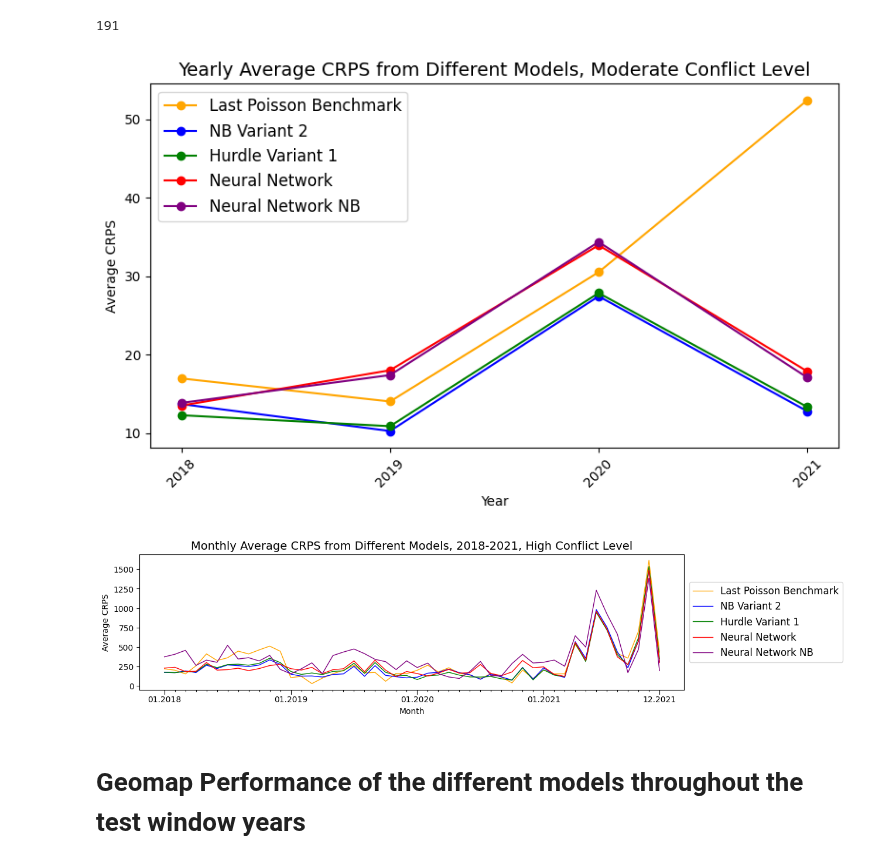
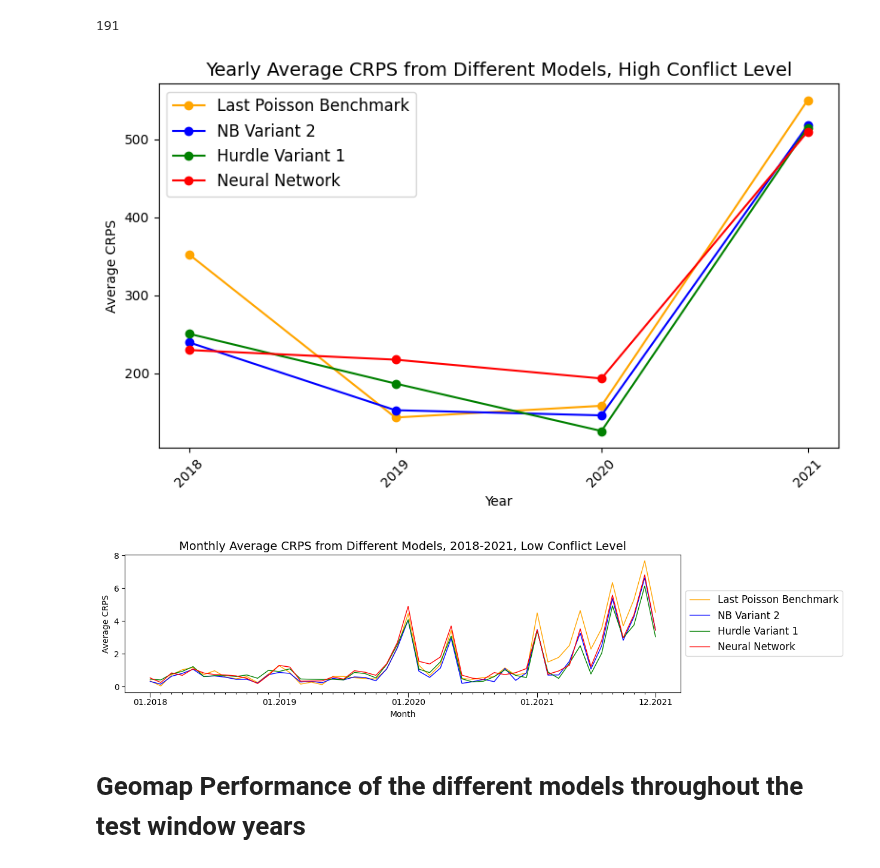
Before and after one commit to toboden/ConflictPredProbabilistic, a Jupyter notebook: plots_model_comp/prediction_plots.ipynb, the cells around one changed output. Cells and saved outputs as stored; diff of their text form; code cells hidden in the pictures.

```diff
--- a/plots_model_comp/prediction_plots.ipynb
+++ b/plots_model_comp/prediction_plots.ipynb
@@ -680,7 +680,7 @@ for i in range(len(crps_by_year)):
     crps_by_year[Keys_crps_by_year[i]].append(np.mean(crps_nb_baseline[index_list[i][0]:index_list[i][1]]))
     crps_by_year[Keys_crps_by_year[i]].append(np.mean(crps_hurdle_baseline[index_list[i][0]:index_list[i][1]]))
     crps_by_year[Keys_crps_by_year[i]].append(np.mean(crps_nn[index_list[i][0]:index_list[i][1]]))
-    crps_by_year[Keys_crps_by_year[i]].append(np.mean(crps_nn_negbin[index_list[i][0]:index_list[i][1]]))
+    #crps_by_year[Keys_crps_by_year[i]].append(np.mean(crps_nn_negbin[index_list[i][0]:index_list[i][1]]))
 
 import matplotlib.pyplot as plt
 
@@ -689,14 +689,14 @@ methoden = [
     'Last Poisson Benchmark',
     'NB Variant 2',
     'Hurdle Variant 1',
-    'Neural Network',
-    'Neural Network NB'
+    'Neural Network'#,
+    #'Neural Network NB'
 ]
 
 # Plot erstellen
 plt.figure(figsize=(8, 5))
 
-colors = ['orange','blue','green','red','purple']
+colors = ['orange','blue','green','red']#,'purple']
 
 # Für jede Methode eine Linie zeichnen
 for i, methode in enumerate(methoden):
@@ -932,21 +932,24 @@ len(countries_with_low_conflict_list) + len(countries_with_middle_conflict_list)
 crps_conflict_level = {'low':{'pois':crps_last_poisson_low,
                               'NB':crps_nb_baseline_low,
                               'Hurdle':crps_hurdle_baseline_low,
-                              'NN':crps_nn_low,
-                              'NN_NegBin':crps_nn_negbin_low},
+                              'NN':crps_nn_low#,
+                              #'NN_NegBin':crps_nn_negbin_low
+                              },
                         'middle':{'pois':crps_last_poisson_middle,
                               'NB':crps_nb_baseline_middle,
                               'Hurdle':crps_hurdle_baseline_middle,
-                              'NN':crps_nn_middle,
-                              'NN_NegBin':crps_nn_negbin_middle},
+                              'NN':crps_nn_middle#,
+                              #'NN_NegBin':crps_nn_negbin_middle
+                              },
                         'high':{'pois':crps_last_poisson_high,
                               'NB':crps_nb_baseline_high,
                               'Hurdle':crps_hurdle_baseline_high,
-                              'NN':crps_nn_high,
-                              'NN_NegBin':crps_nn_negbin_high},
+                              'NN':crps_nn_high#,
+                              #'NN_NegBin':crps_nn_negbin_high
+                              },
                               }
 # %%
-conflict_level = 'middle'
+conflict_level = 'high'
 
 crps_by_year = {
     '2018': [],
@@ -963,48 +966,48 @@ for i in range(len(crps_by_year)):
     crps_by_year[Keys_crps_by_year[i]].append(np.mean(crps_conflict_level[conflict_level]['NB'][index_list[i][0]:index_list[i][1]]))
     crps_by_year[Keys_crps_by_year[i]].append(np.mean(crps_conflict_level[conflict_level]['Hurdle'][index_list[i][0]:index_list[i][1]]))
     crps_by_year[Keys_crps_by_year[i]].append(np.mean(crps_conflict_level[conflict_level]['NN'][index_list[i][0]:index_list[i][1]]))
-    crps_by_year[Keys_crps_by_year[i]].append(np.mean(crps_conflict_level[conflict_level]['NN_NegBin'][index_list[i][0]:index_list[i][1]]))
+    #crps_by_year[Keys_crps_by_year[i]].append(np.mean(crps_conflict_level[conflict_level]['NN_NegBin'][index_list[i][0]:index_list[i][1]]))
 
 import matplotlib.pyplot as plt
 
 # Daten
 methoden = [
     'Last Poisson Benchmark',
     'NB Variant 2',
     'Hurdle Variant 1',
-    'Neural Network',
-    'Neural Network NB'
+    'Neural Network'#,
+    #'Neural Network NB'
 ]
 
 # Plot erstellen
 plt.figure(figsize=(8, 5))
 
-colors = ['orange','blue','green','red','purple']
+colors = ['orange','blue','green','red']#,'purple']
 
 # Für jede Methode eine Linie zeichnen
 for i, methode in enumerate(methoden):
     plt.plot(crps_by_year.keys(), [crps_by_year[jahr][i] for jahr in crps_by_year.keys()], marker='o', label=methode, color=colors[i])
 
 # Titel und Achsenbeschriftungen
-plt.title('Yearly Average CRPS from Different Models, '  +'Moderate' + ' Conflict Level', fontsize=14)
+plt.title('Yearly Average CRPS from Different Models, '  +'High' + ' Conflict Level', fontsize=14)
 plt.xlabel('Year')
 plt.ylabel('Average CRPS')
 
 # Legende hinzufügen
 plt.legend(fontsize=12, loc='upper left')#, bbox_to_anchor=(1, 0.5)
 
 # Diagramm anzeigen
 plt.xticks(rotation=45)
 plt.tight_layout()
 plt.show()
 # %% [output]
-[figure, old version]
+[figure, new version]
 # %%
 import matplotlib.pyplot as plt
 from matplotlib.lines import Line2D
 import numpy as np
 
-conflict_level = 'high'
+conflict_level = 'low'
 
 months = month_list_plot
 
@@ -1012,7 +1015,7 @@ last_poisson = crps_conflict_level[conflict_level]['pois']
 nb_baseline = crps_conflict_level[conflict_level]['NB']
 hurdle_baseline = crps_conflict_level[conflict_level]['Hurdle']
 nn = crps_conflict_level[conflict_level]['NN']
-nn_negbin = crps_conflict_level[conflict_level]['NN_NegBin']
+#nn_negbin = crps_conflict_level[conflict_level]['NN_NegBin']
 
 plt.figure(figsize=(12, 3))
 
@@ -1021,7 +1024,7 @@ plt.plot(months, last_poisson, color='orange', linewidth=1, label='Last Poisson
 plt.plot(months, nb_baseline, color='blue', linewidth=1, label='NB Variant 2')
 plt.plot(months, hurdle_baseline, color='green', linewidth=1, label='Hurdle Variant 1')
 plt.plot(months, nn, linewidth=1, color='red', label='Neural Network')
-plt.plot(months, nn_negbin, linewidth=1, color='purple', label='Neural Network NB')
+#plt.plot(months, nn_negbin, linewidth=1, color='purple', label='Neural Network NB')
 
 custom_ticks = months
 custom_labels = []
@@ -1046,7 +1049,7 @@ for i, tick in enumerate(plt.gca().xaxis.get_major_ticks()):
     else:
         tick.tick1line.set_markersize(2)
 
-plt.title('Monthly Average CRPS from Different Models, 2018-2021, ' + 'High' + ' Conflict Level', fontsize=14, y=1)
+plt.title('Monthly Average CRPS from Different Models, 2018-2021, ' + 'Low' + ' Conflict Level', fontsize=14, y=1)
 plt.xlabel('Month')
 plt.ylabel('Average CRPS')
 
@@ -1056,7 +1059,7 @@ plt.legend(loc='center left', bbox_to_anchor=(1, 0.5), fontsize=12)
 # Zeige das Diagramm
 plt.show()
 # %% [output]
-[figure, old version]
+[figure, new version]
 # %% [markdown]
 # Geomap Performance of the different models throughout the test window years
 # %%
```
Also changed, not shown: parts of 14 cells of this notebook, 2 other files.
